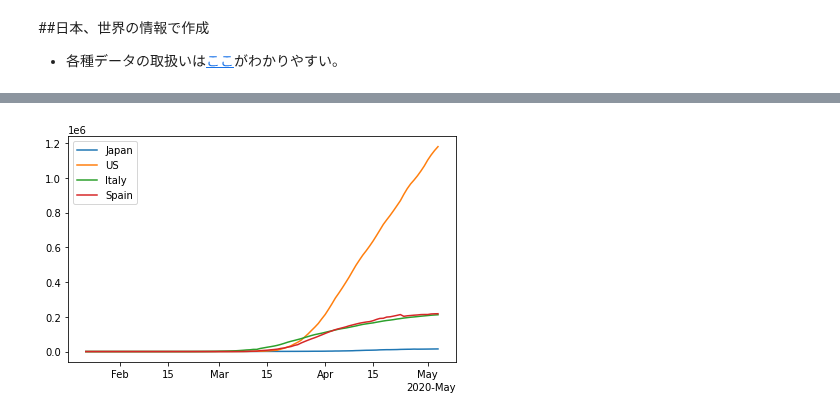
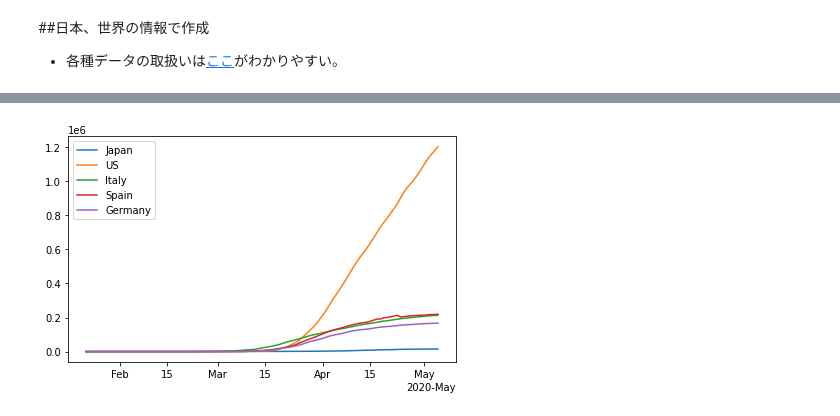
Before and after one commit to pekopeko1/covid-19, a Jupyter notebook: covid_19.ipynb, the cells around one changed output, grey strips where cells are left out. Cells and saved outputs as stored; diff of their text form; code cells hidden in the pictures.

```diff
--- a/covid_19.ipynb
+++ b/covid_19.ipynb
@@ -167,22 +167,24 @@ us_c_data = df[df['Country/Region'] == 'US'].T[4:]
 it_c_data = df[df['Country/Region'] == 'Italy'].T[4:]
 es_c_data = df[df['Country/Region'] == 'Spain'].T[4:]
 kr_c_data = df[df['Country/Region'] == 'Korea, South'].T[4:]
+de_c_data = df[df['Country/Region'] == 'Germany'].T[4:]
 # %%
 locator = mdates.AutoDateLocator()
 formatter = mdates.ConciseDateFormatter(locator)
 
 fig, ax = plt.subplots()
 ax.xaxis.set_major_locator(locator)
 ax.xaxis.set_major_formatter(formatter)
 ax.plot(g_datedata, jp_c_data, label='Japan')
 ax.plot(g_datedata, us_c_data, label='US')
 ax.plot(g_datedata, it_c_data, label='Italy')
 ax.plot(g_datedata, es_c_data, label='Spain')
+ax.plot(g_datedata, de_c_data, label='Germany')
 ax.legend()
 
 fig.tight_layout()
 # %% [output]
-[figure, old version]
+[figure, new version]
 # %%
 jp_inc_data = get_increase_pace(list(jp_c_data[139]))
 us_inc_data = get_increase_pace(list(us_c_data[225]))
```
Also changed, not shown: parts of 7 cells of this notebook.
